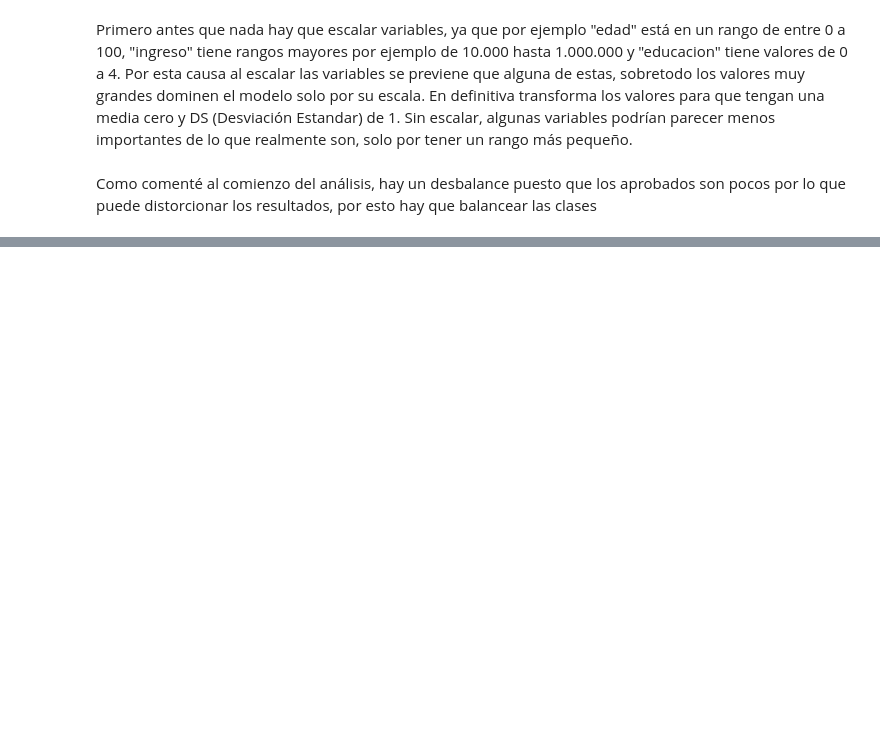
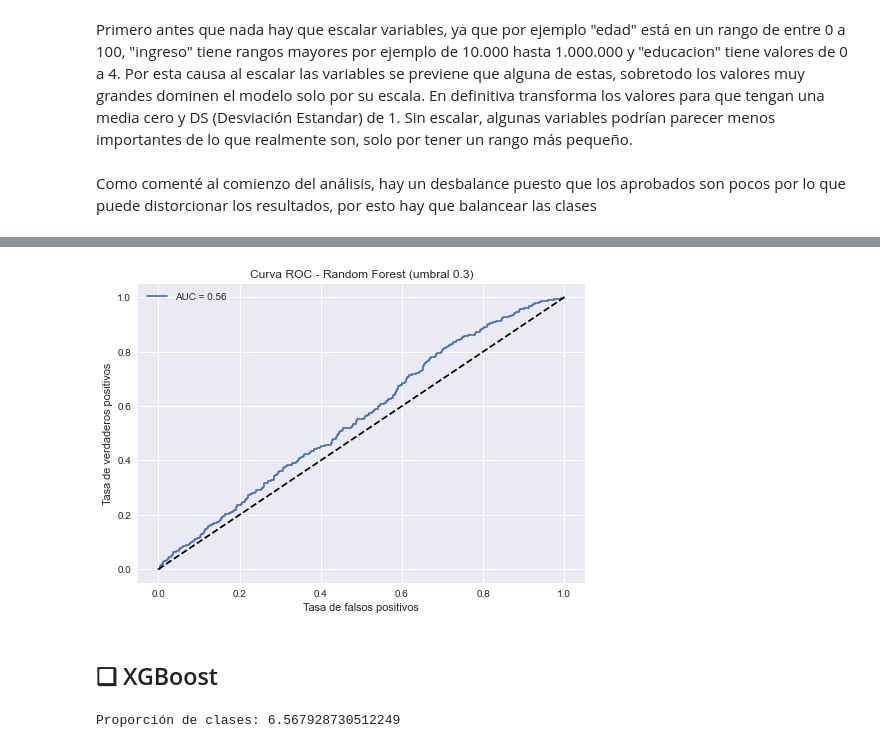
Before and after one commit to NestorDiazDataSC/Analisis_de_Datos, a Jupyter notebook: Credit_Card/CreditCard.ipynb, the cells around one changed output, grey strips where cells are left out. Cells and saved outputs as stored; diff of their text form; code cells hidden in the pictures; blank space fills up the shorter version.

```diff
--- a/Credit_Card/CreditCard.ipynb
+++ b/Credit_Card/CreditCard.ipynb
@@ -639,0 +753,3 @@ mostrar_metricas(y_test, y_pred_xgb, y_prob_xgb, "XGBoost")
+# %%
+y_prob = model.predict_proba(X_test)[:, 1]
+y_pred_adj = (y_prob >= 0.3).astype(int)
@@ -639,0 +796,16 @@ mostrar_metricas(y_test, y_pred_xgb, y_prob_xgb, "XGBoost")
+# %%
+from sklearn.metrics import roc_curve, roc_auc_score
+import matplotlib.pyplot as plt
+
+fpr, tpr, _ = roc_curve(y_test, y_prob)
+plt.plot(fpr, tpr, label=f"AUC = {roc_auc_score(y_test, y_prob):.2f}")
+plt.plot([0,1], [0,1], 'k--')
+plt.title("Curva ROC - Random Forest (umbral 0.3)")
+plt.xlabel("Tasa de falsos positivos")
+plt.ylabel("Tasa de verdaderos positivos")
+plt.legend()
+plt.show()
+# %% [output]
+[figure, added]
+# %% [markdown]
+## ❑ XGBoost
@@ -639,0 +822,5 @@ mostrar_metricas(y_test, y_pred_xgb, y_prob_xgb, "XGBoost")
+# %%
+ratio = y_train.value_counts()[0] / y_train.value_counts()[1]
+print("Proporción de clases:", ratio)
+# %% [output]
+Proporción de clases: 6.567928730512249
```
Also changed, not shown: parts of 45 cells of this notebook.
